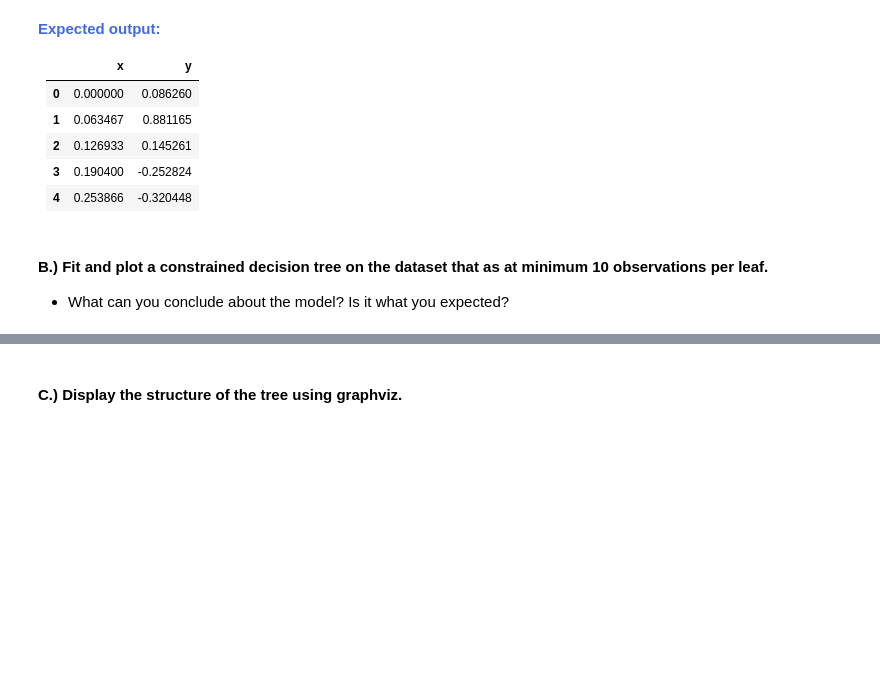
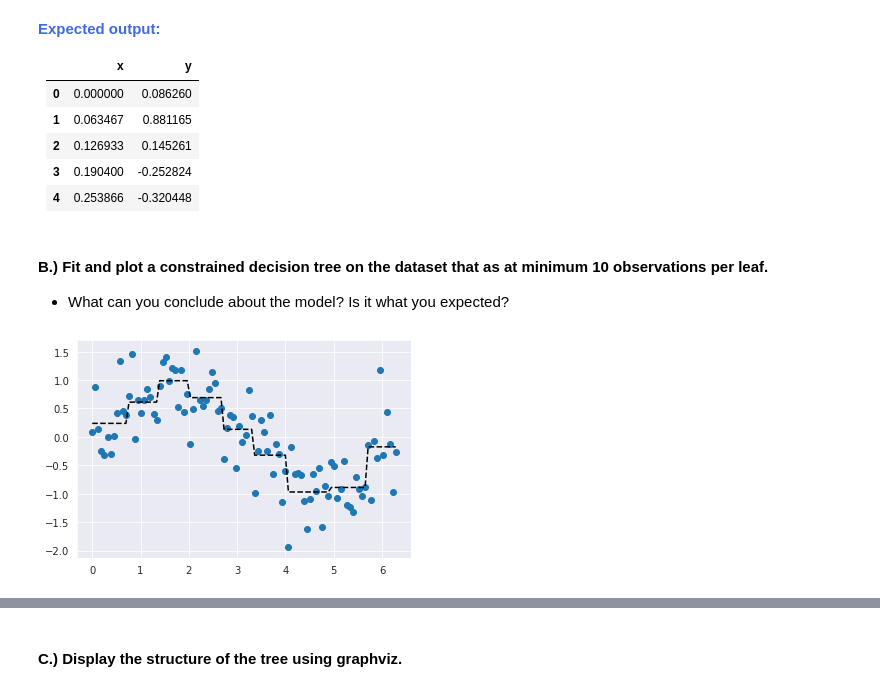
Before and after one commit to cedricsoares/elite_data_science, a Jupyter notebook: 4 - Workbook - Complexity Overload.ipynb, the cells around one changed output, grey strips where cells are left out. Drawn from its saved outputs; the diff is of its cells as text; code cells hidden in the pictures; blank space fills up the shorter version.

```diff
--- a/4 - Workbook - Complexity Overload.ipynb
+++ b/4 - Workbook - Complexity Overload.ipynb
@@ -221,3 +221,6 @@ Complete each of the following exercises.
 Before moving on, it's imperative that you've been following along the online Coding Section of this module. Those are core to each module and often contain **mission-critical code**, which means that the following modules REQUIRE you to have run that code.
 
 #### A.) Import <code>'simulated_data.csv'</code> and display the first 5 observations.
+# %%
+df = pd.read_csv('./project_files/simulated_data.csv')
+df.head()
@@ -262,6 +272,10 @@ Before moving on, it's imperative that you've been following along the online Co
 # %% [markdown]
 #### B.) Fit and plot a constrained decision tree on the dataset that as at minimum 10 observations per leaf.
 * What can you conclude about the model? Is it what you expected?
+# %%
+model_exercise = fit_and_plot_model(df, DecisionTreeRegressor(min_samples_leaf = 10))
+# %% [output]
+[figure, added]
 # %% [markdown]
 <strong style="color:RoyalBlue">Expected output:</strong>
 
```
Also changed, not shown: parts of 19 cells of this notebook, 1 other file.
